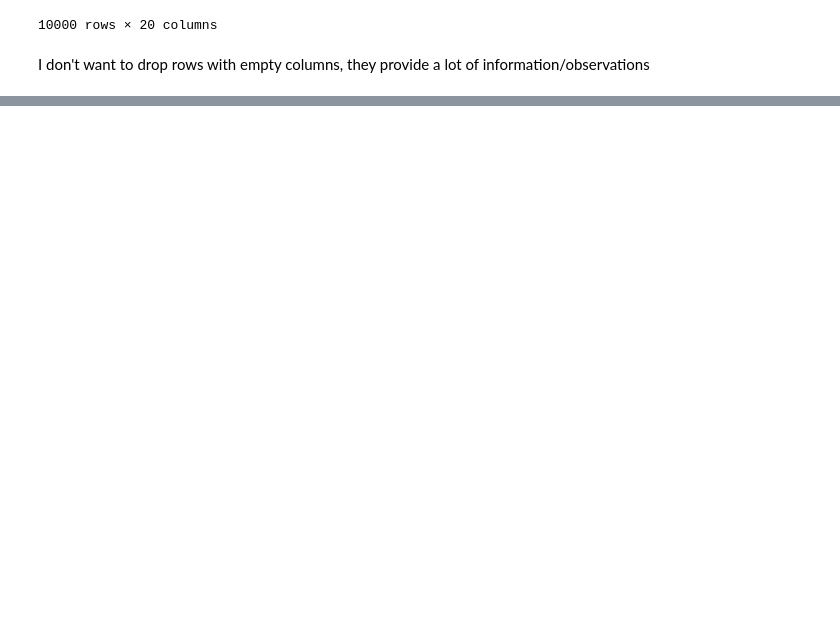
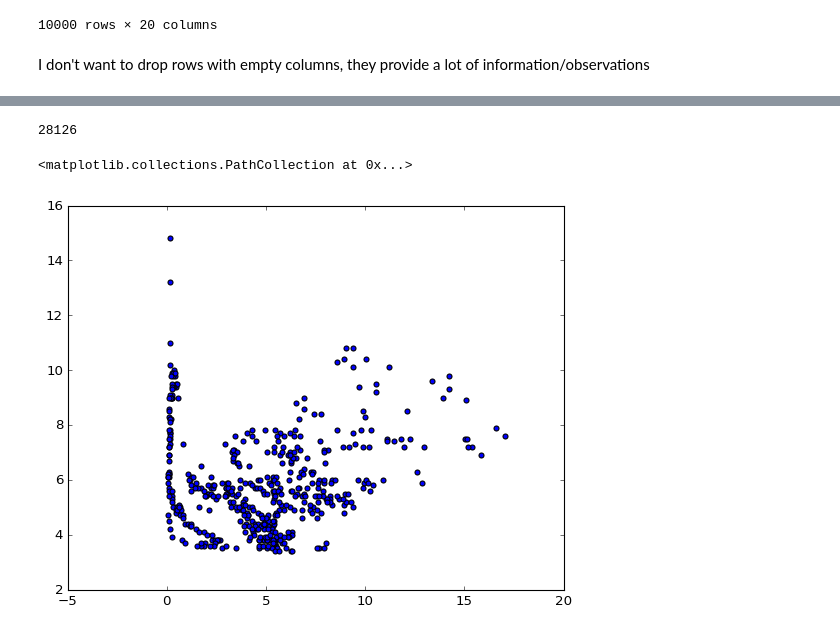
Before and after one commit to Faduzzle/data, a Jupyter notebook: econ/macroeconomic data.ipynb, the cells around one changed output, grey strips where cells are left out. Drawn from its saved outputs; the diff is of its cells as text; code cells hidden in the pictures; blank space fills up the shorter version.

```diff
--- a/econ/macroeconomic data.ipynb
+++ b/econ/macroeconomic data.ipynb
@@ -165,0 +165,26 @@ I don't want to drop rows with empty columns, they provide a lot of information/
+# %%
+# Downloading data into Fred objects
+yff= fp.series('FEDFUNDS')
+y1m = fp.series('DGS1MO')
+y3m = fp.series('DGS3MO')
+y6m = fp.series('DGS6MO')
+y1  = fp.series('DGS1')
+y5  = fp.series('DGS5')
+y10 = fp.series('DGS10')
+y20 = fp.series('DGS20')
+y30 = fp.series('DGS30')
+
+# Give the series a name
+yff.data.name = 'Fed Funds'
+y1m.data.name = '1 mo'
+y3m.data.name = '3 mo'
+y6m.data.name = '6 mo'
+y1.data.name = '1 yr'
+y5.data.name = '5 yr'
+y10.data.name = '10 yr'
+y20.data.name = '20 yr'
+y30.data.name = '30 yr'
+
+# Creating the Yield Curve
+yc = pd.concat([y1m.data,y3m.data,y6m.data,y1.data,y5.data,y10.data,y20.data,y30.data],axis=1)
+yc = yc.loc[start_date:end_date]
@@ -165,0 +213,20 @@ I don't want to drop rows with empty columns, they provide a lot of information/
+# %%
+len(unemployment_rate.data)
+# %% [output]
+28126
+# %%
+# Creating variables for plotting
+y1_plt = y1.copy()
+unemployment_rate_plt = unemployment_rate.copy()
+
+# Making the indexes the same size
+common_index = y1.data.index.intersection(unemployment_rate.data.index)
+
+# aligning the series
+y1_plt.data = y1.data.loc[common_index]
+unemployment_rate_plt.data = unemployment_rate.data.loc[common_index]
+
+plt.scatter(y1_plt.data,unemployment_rate_plt.data)
+# %% [output]
+<matplotlib.collections.PathCollection at 0x...>
+[figure, added]
```
Also changed, not shown: parts of 7 cells of this notebook.
